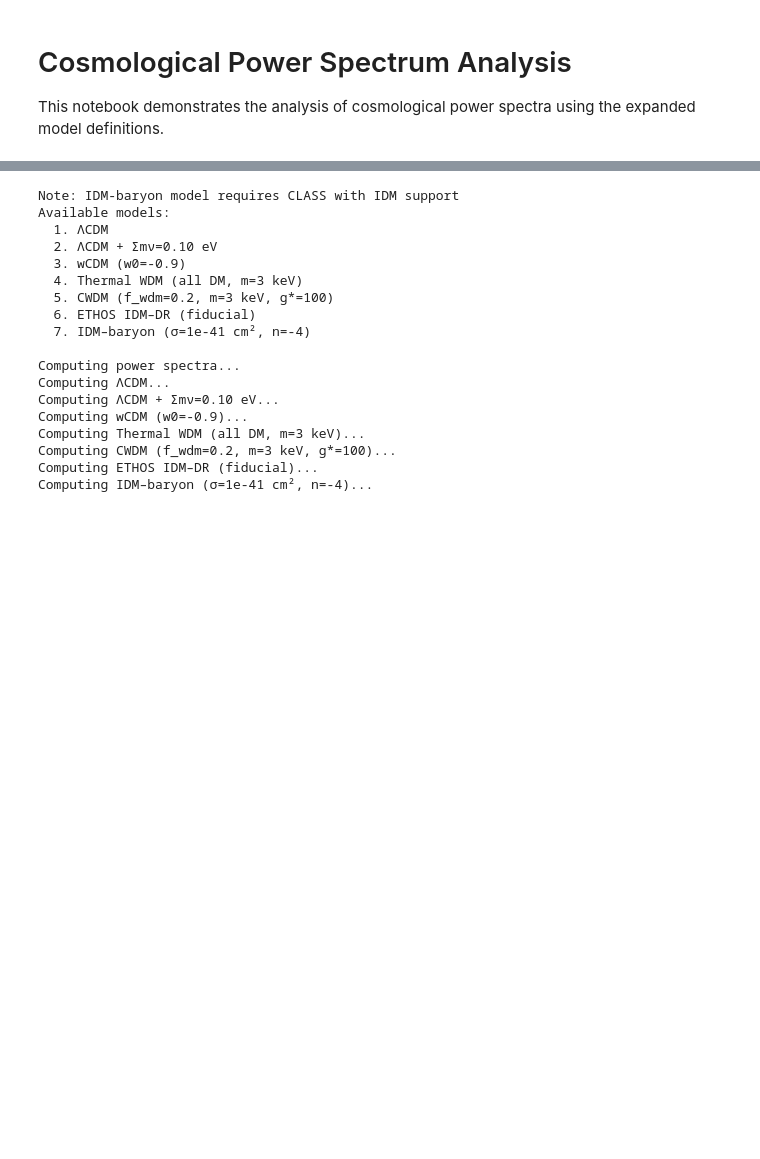
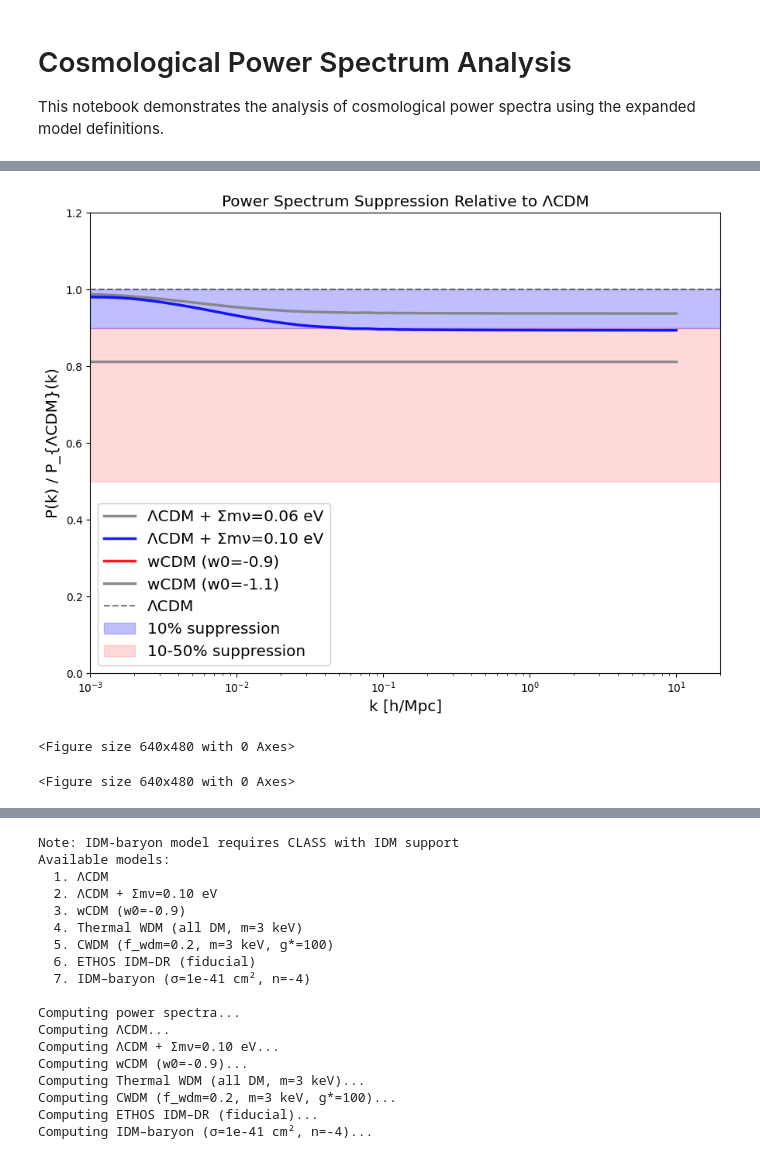
Before and after one commit to HEP-KE/demo, a Jupyter notebook: demo.ipynb, the cells around one changed output, grey strips where cells are left out. Cells and saved outputs as stored; diff of their text form; code cells hidden in the pictures; blank space fills up the shorter version.

```diff
--- a/demo.ipynb
+++ b/demo.ipynb
@@ -15,0 +69,11 @@ from codes.viz import plot_power_spectra
+# %%
+# Compute and plot suppression ratios for focused models
+from codes.analysis import compute_suppression_ratios
+from codes.viz import plot_suppression_ratios
+
+focused_suppression = compute_suppression_ratios(focused_results, k_theory)
+plot_suppression_ratios(k_theory, focused_suppression, save_path=None)
+# %% [output]
+[figure, added]
+<Figure size 640x480 with 0 Axes>
+<Figure size 640x480 with 0 Axes>
```
Also changed, not shown: parts of 13 cells of this notebook, 4 other files.
